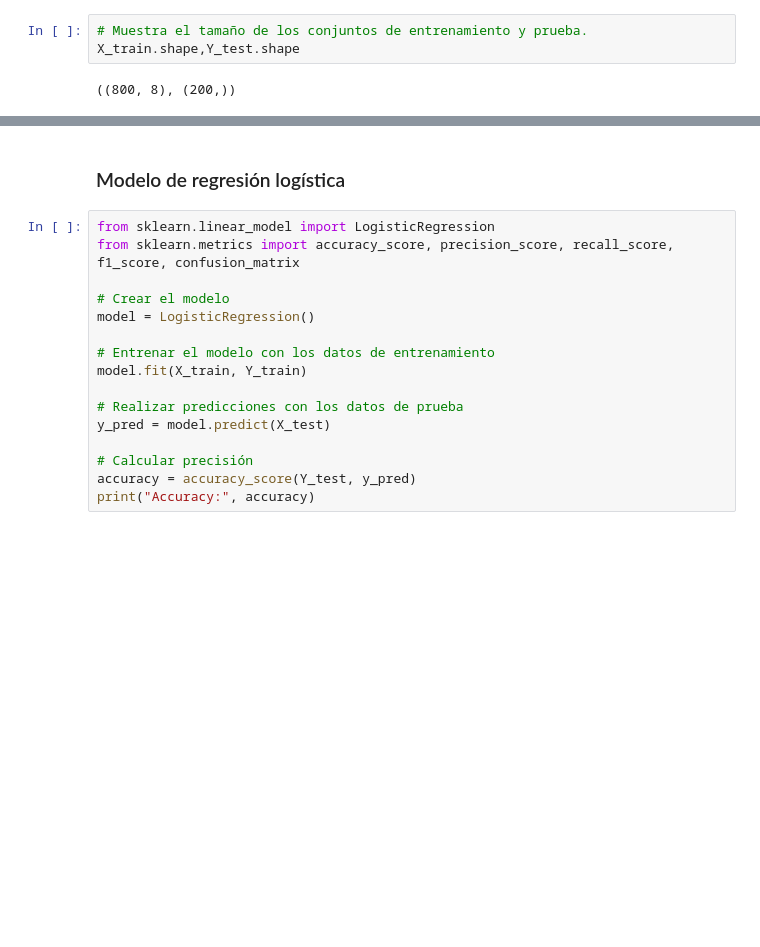
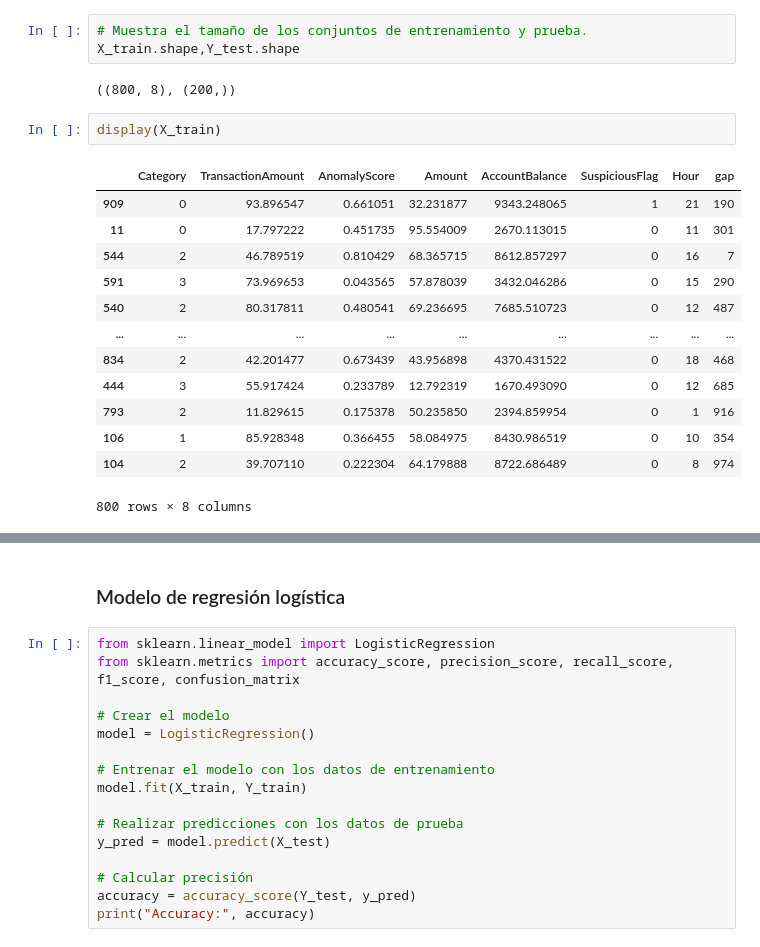
Before and after one commit to Camilabperez/Deteccion-fraude-ML, a Jupyter notebook: fraud-detection.ipynb, the cells around one changed output, grey strips where cells are left out. Saved outputs shown, nothing was run; the diff lists cells and outputs as text; blank space fills up the shorter version.

```diff
--- a/fraud-detection.ipynb
+++ b/fraud-detection.ipynb
@@ -398,3 +378,19 @@ X_train, X_test, Y_train, Y_test = train_test_split(X,Y,test_size=0.2)
 X_train.shape,Y_test.shape
 # %% [output]
 ((800, 8), (200,))
+# %%
+display(X_train)
+# %% [output]
+|  | Category | TransactionAmount | AnomalyScore | Amount | AccountBalance | SuspiciousFlag | Hour | gap |
+| 909 | 0 | 93.896547 | 0.661051 | 32.231877 | 9343.248065 | 1 | 21 | 190 |
+| 11 | 0 | 17.797222 | 0.451735 | 95.554009 | 2670.113015 | 0 | 11 | 301 |
+| 544 | 2 | 46.789519 | 0.810429 | 68.365715 | 8612.857297 | 0 | 16 | 7 |
+| 591 | 3 | 73.969653 | 0.043565 | 57.878039 | 3432.046286 | 0 | 15 | 290 |
+| 540 | 2 | 80.317811 | 0.480541 | 69.236695 | 7685.510723 | 0 | 12 | 487 |
+| ... | ... | ... | ... | ... | ... | ... | ... | ... |
+| 834 | 2 | 42.201477 | 0.673439 | 43.956898 | 4370.431522 | 0 | 18 | 468 |
+| 444 | 3 | 55.917424 | 0.233789 | 12.792319 | 1670.493090 | 0 | 12 | 685 |
+| 793 | 2 | 11.829615 | 0.175378 | 50.235850 | 2394.859954 | 0 | 1 | 916 |
+| 106 | 1 | 85.928348 | 0.366455 | 58.084975 | 8430.986519 | 0 | 10 | 354 |
+| 104 | 2 | 39.707110 | 0.222304 | 64.179888 | 8722.686489 | 0 | 8 | 974 |
+800 rows × 8 columns
```
Also changed, not shown: parts of 21 cells of this notebook, 52 other files.
